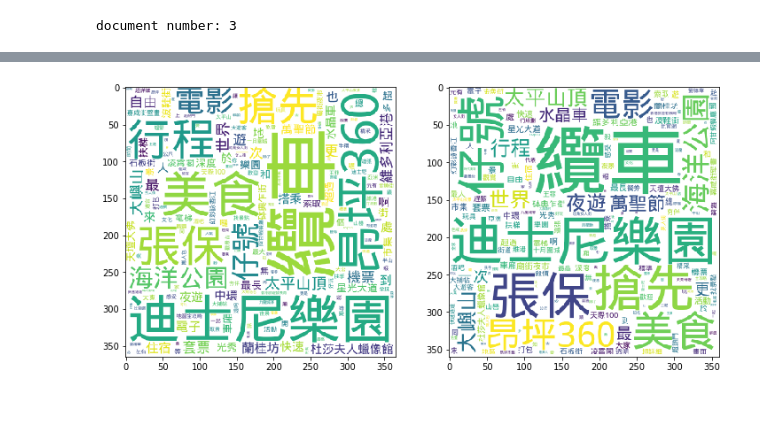
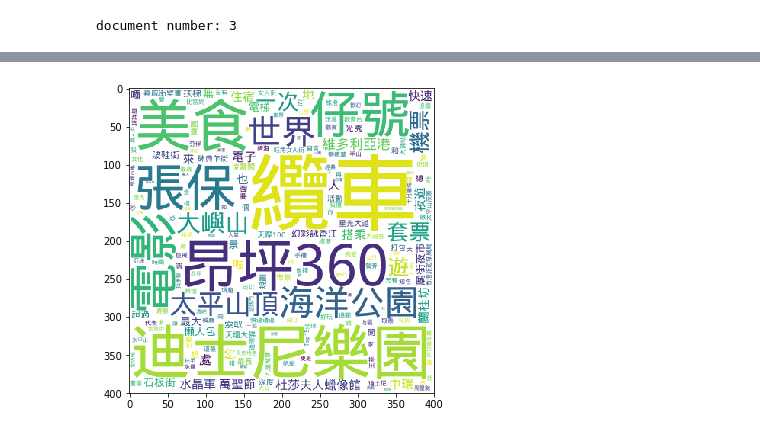
Before and after one commit to minerve33w/in_home, a Jupyter notebook: FinalProject/ tourism_analysis_01.ipynb, the cells around one changed output, grey strips where cells are left out. Saved outputs shown, nothing was run; the diff lists cells and outputs as text; code cells hidden in the pictures; blank space fills up the shorter version.

```diff
--- a/FinalProject/ tourism_analysis_01.ipynb
+++ b/FinalProject/ tourism_analysis_01.ipynb
@@ -108,11 +108,8 @@ list(first_text.items())[0:10] # 檢視一下轉換結果
 # %%
 linux_font = r'/Users/Minerva/Documents/GitHub_table_computer/in_home/wqy-microhei.ttc'
 #記得自行需要下載，與修改路徑
 plt.figure(figsize=(12, 6))
 ax1 = plt.subplot(121)
-plot_wordcloud(first_text, ax=ax1, font_path=linux_font, height=365, width=365)
-
-ax2 = plt.subplot(122)
-plot_tfidf_wordcloud(df_tfidf, text_index=0, ax=ax2, font_path=linux_font, height=360, width=360)
+plot_wordcloud(first_text, ax=ax1, font_path=linux_font, height=450, width=450)
 # %% [output]
-[figure, old version]
+[figure, new version]
```
Also changed, not shown: parts of 8 cells of this notebook.
